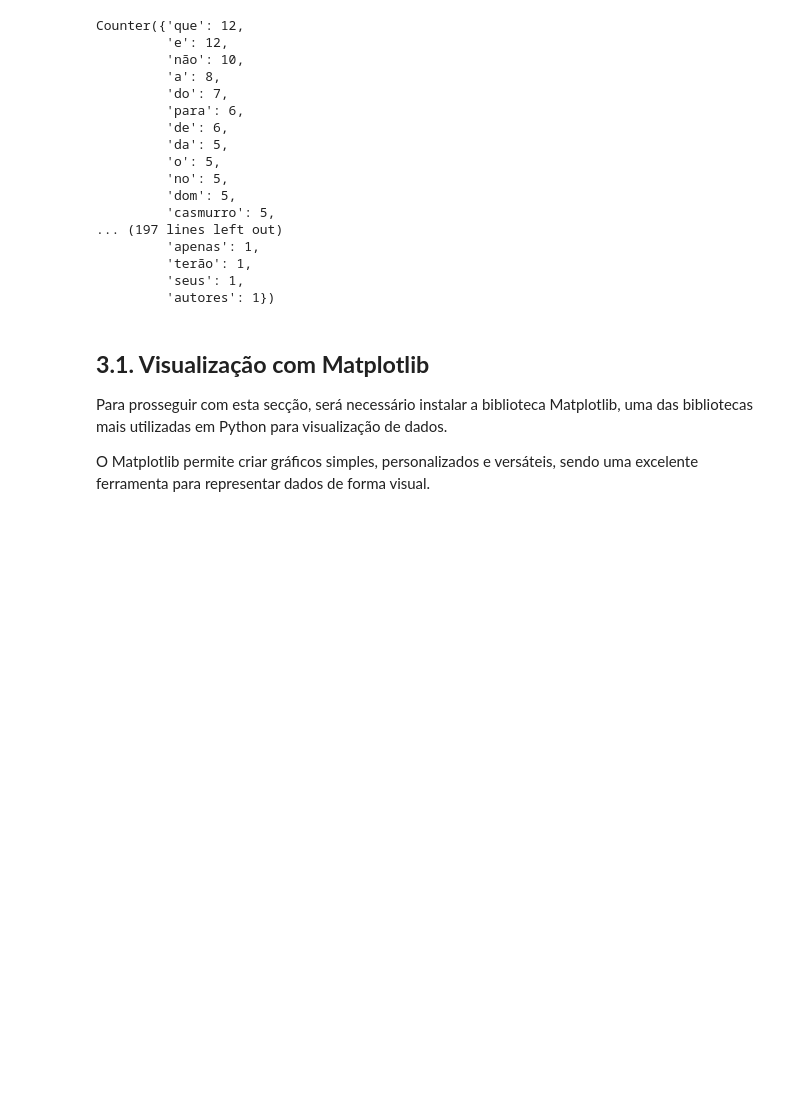
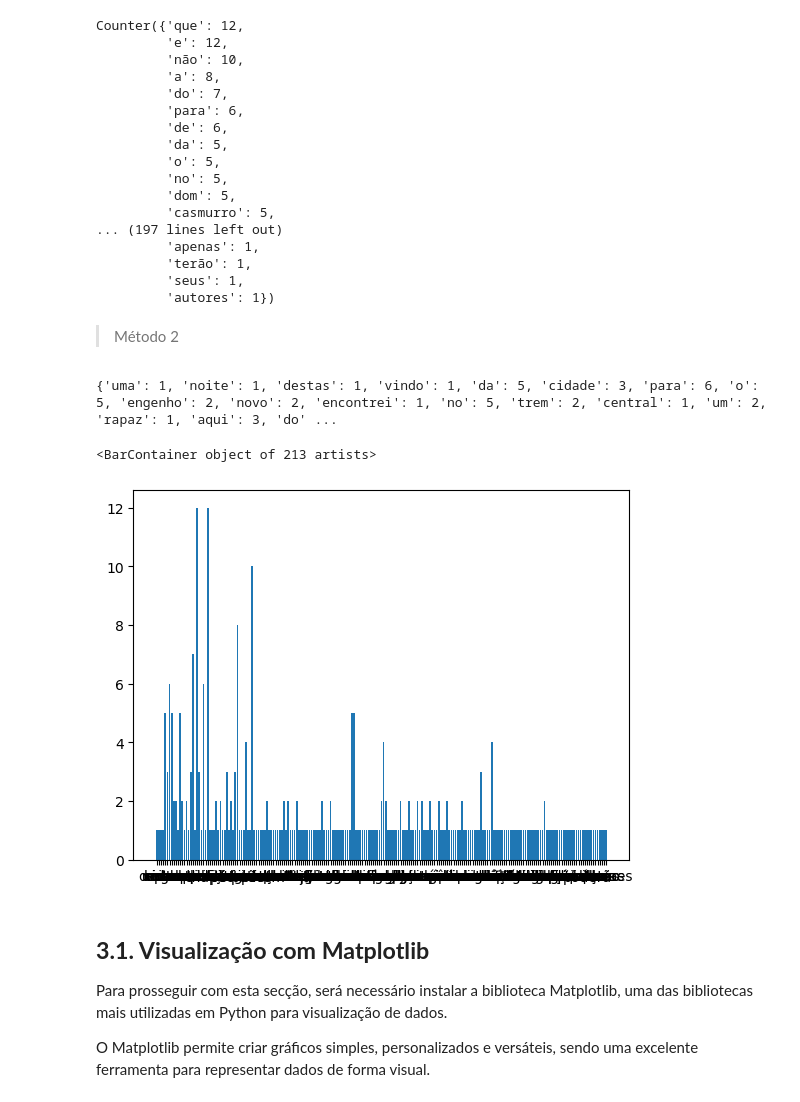
Before and after one commit to Vullkano/Filologia_Digital-Modulo_V, a Jupyter notebook: Session3/FL_Session3.ipynb, the cells around one changed output. Drawn from its saved outputs; the diff is of its cells as text; code cells hidden in the pictures; blank space fills up the shorter version.

```diff
--- a/Session3/FL_Session3.ipynb
+++ b/Session3/FL_Session3.ipynb
@@ -451,6 +406,37 @@ Counter({'que': 12,
          'terão': 1,
          'seus': 1,
          'autores': 1})
+# %% [markdown]
+> Método 2
+# %%
+import re
+
+palavras_contar = []
+dict_contar = {}
+
+with open('text.txt', 'r', encoding='utf-8') as ficheiro:
+    for linha in ficheiro:
+        linha_limpa = linha.strip()
+        for palavra in linha_limpa.split():
+            texto_limpo = re.sub(r'[^\w\s]', '', palavra.lower())
+            palavras_contar.append(texto_limpo)
+
+for palavra in palavras_contar:
+    if palavra in dict_contar:
+        dict_contar[palavra] += 1
+    else:
+        dict_contar[palavra] = 1
+
+print(dict_contar)
+# %% [output]
+{'uma': 1, 'noite': 1, 'destas': 1, 'vindo': 1, 'da': 5, 'cidade': 3, 'para': 6, 'o': 5, 'engenho': 2, 'novo': 2, 'encontrei': 1, 'no': 5, 'trem': 2, 'central': 1, 'um': 2, 'rapaz': 1, 'aqui': 3, 'do' ...
+# %%
+import matplotlib.pyplot as plt
+
+plt.bar(dict_contar.keys(), dict_contar.values())
+# %% [output]
+<BarContainer object of 213 artists>
+[figure, added]
 # %% [markdown]
 <a class='anchor' id='3.1.'></a>
 ## **3.1. Visualização com Matplotlib**
```
Also changed, not shown: parts of 17 cells of this notebook, 1 other file.
